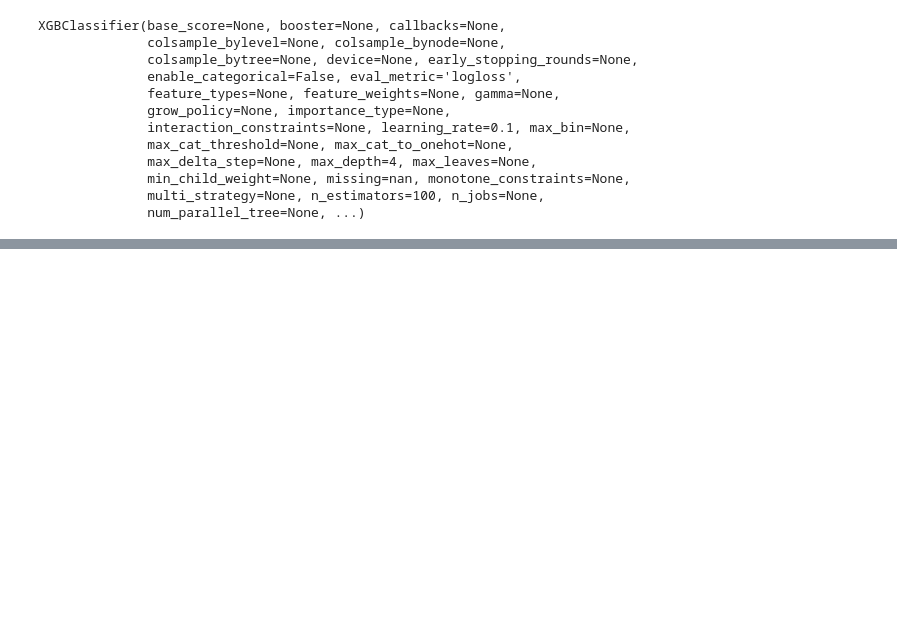
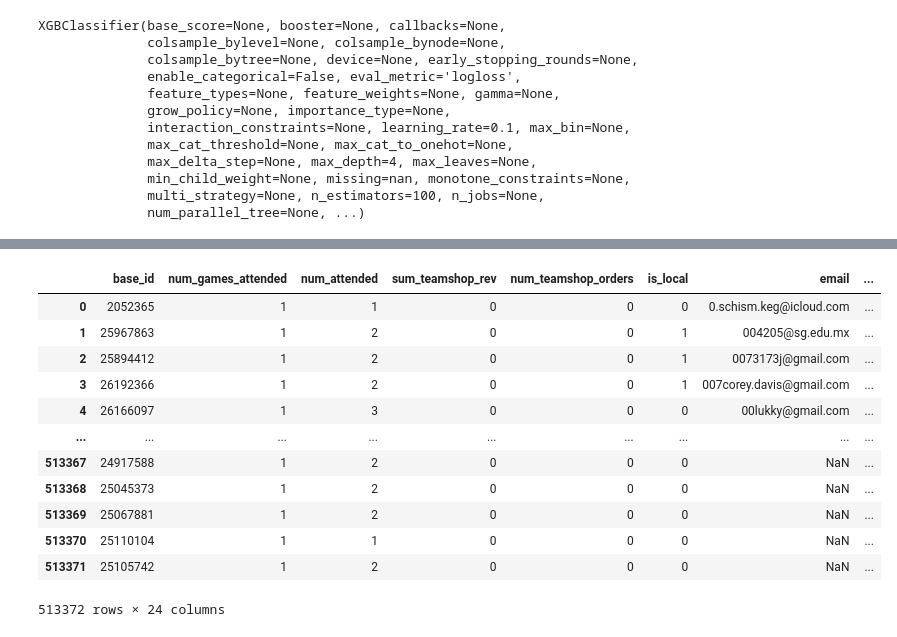
Before and after one commit to riffere-fla/pandas_party, a Jupyter notebook: lead_scoring.ipynb, the cells around one changed output, grey strips where cells are left out. Saved outputs shown, nothing was run; the diff lists cells and outputs as text; code cells hidden in the pictures; blank space fills up the shorter version.

```diff
--- a/lead_scoring.ipynb
+++ b/lead_scoring.ipynb
@@ -981,3 +1070,31 @@ final_test_df['predicted'].quantile(.95)
+# %%
+final_test_df['prediction_group'] = pd.cut(
+    final_test_df['predicted'],
+    bins=[0, 0.5, 0.75, 0.9, 1],
+    labels=['Tier 4', 'Tier 3', 'Tier 2', 'Tier 1']
+)
+
+final_test_df['attendance_group'] = pd.cut(
+    final_test_df['num_attended'],
+    bins=[0, 1, 5, 10, np.inf],
+    labels=['Tier 1', 'Tier 2', 'Tier 3', 'Tier 4']
+)
+# %%
+final_test_df
+# %% [output]
+|  | base_id | num_games_attended | num_attended | sum_teamshop_rev | num_teamshop_orders | is_local | email | ... |
+| 0 | 2052365 | 1 | 1 | 0 | 0 | 0 | 0.schism.keg@icloud.com | ... |
+| 1 | 25967863 | 1 | 2 | 0 | 0 | 1 | 004205@sg.edu.mx | ... |
+| 2 | 25894412 | 1 | 2 | 0 | 0 | 1 | 0073173j@gmail.com | ... |
+| 3 | 26192366 | 1 | 2 | 0 | 0 | 1 | 007corey.davis@gmail.com | ... |
+| 4 | 26166097 | 1 | 3 | 0 | 0 | 0 | 00lukky@gmail.com | ... |
+| ... | ... | ... | ... | ... | ... | ... | ... | ... |
+| 513367 | 24917588 | 1 | 2 | 0 | 0 | 0 | NaN | ... |
+| 513368 | 25045373 | 1 | 2 | 0 | 0 | 0 | NaN | ... |
+| 513369 | 25067881 | 1 | 2 | 0 | 0 | 0 | NaN | ... |
+| 513370 | 25110104 | 1 | 1 | 0 | 0 | 0 | NaN | ... |
+| 513371 | 25105742 | 1 | 2 | 0 | 0 | 0 | NaN | ... |
+513372 rows × 24 columns
 # %%
 # q = """
 # SELECT DISTINCT
```
Also changed, not shown: parts of 9 cells of this notebook.
